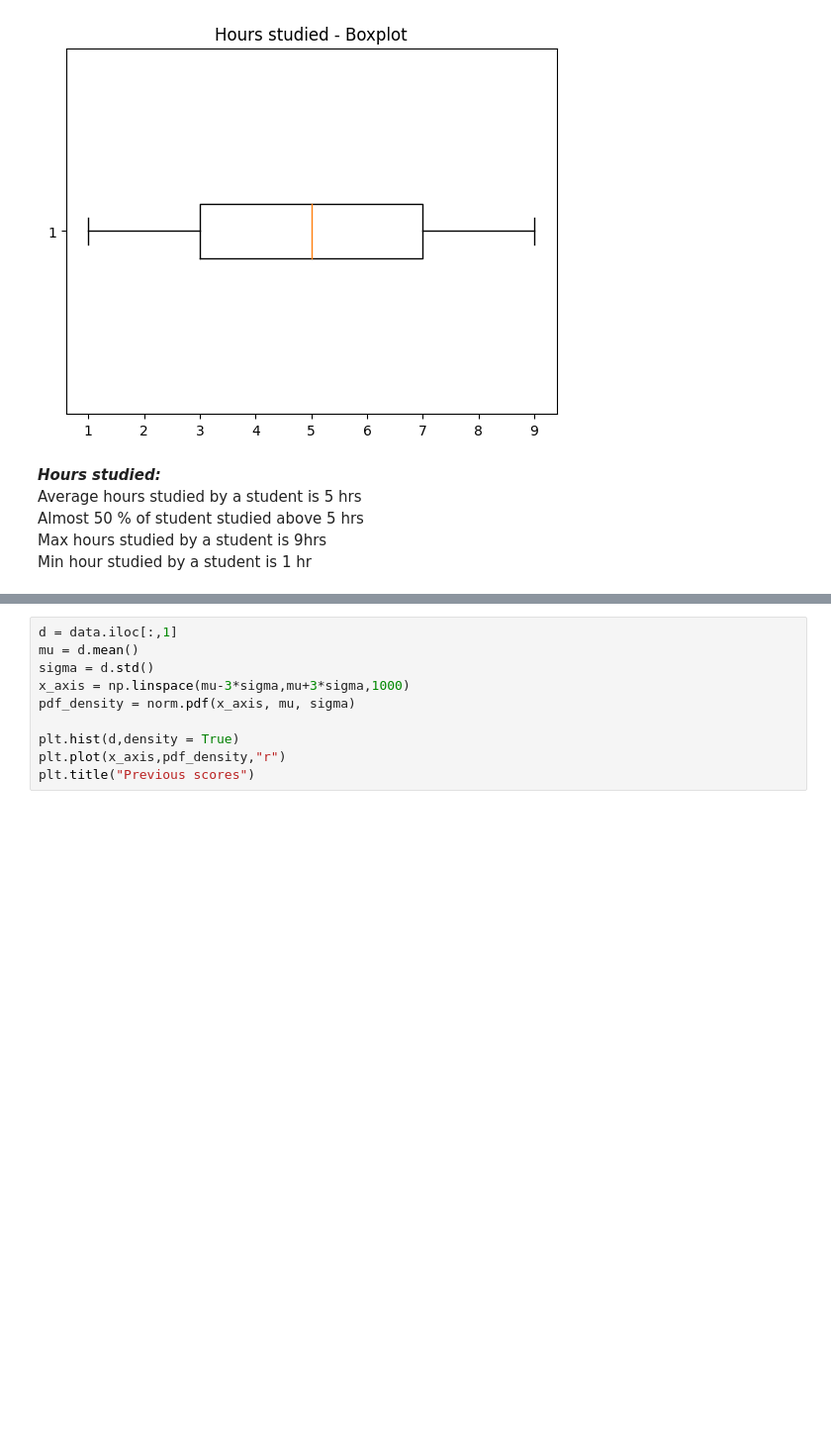
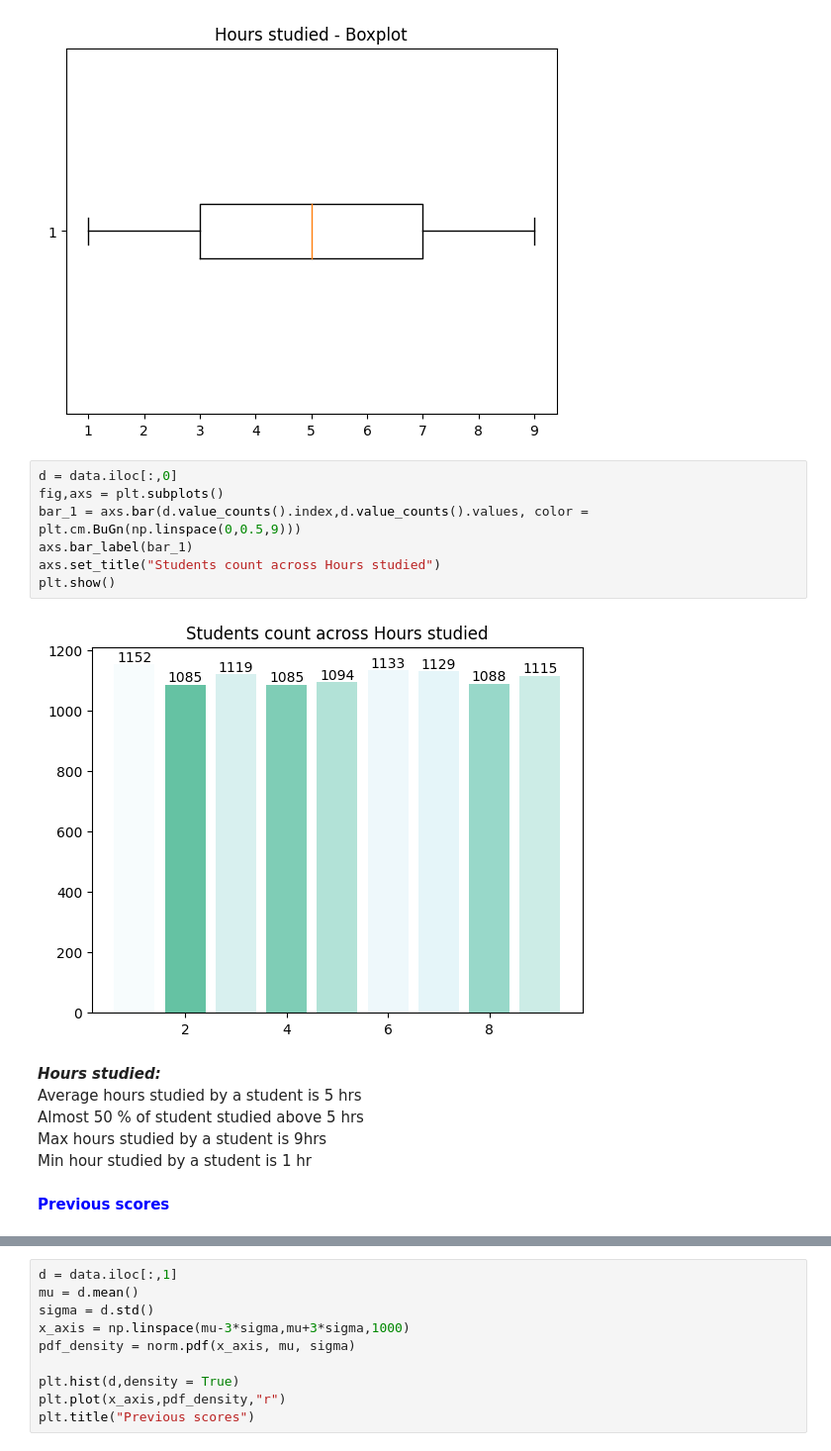
Before and after one commit to Deephika94/Linear-Regression, a Jupyter notebook: student-performance-linear-regression.ipynb, the cells around one changed output, grey strips where cells are left out. Shown: that part at 99% size. Cells and saved outputs as stored; diff of their text form; blank space fills up the shorter version.

Commit message:
Kaggle Notebook | Student Performance - Linear Regression | Version 2

```diff
--- a/student-performance-linear-regression.ipynb
+++ b/student-performance-linear-regression.ipynb
@@ -61,12 +86,23 @@ plt.title("Hours studied - Boxplot")
 # %% [output]
 Text(0.5, 1.0, 'Hours studied - Boxplot')
 [figure]
+# %%
+d = data.iloc[:,0]
+fig,axs = plt.subplots()
+bar_1 = axs.bar(d.value_counts().index,d.value_counts().values, color = plt.cm.BuGn(np.linspace(0,0.5,9)))
+axs.bar_label(bar_1)
+axs.set_title("Students count across Hours studied")
+plt.show()
+# %% [output]
+[figure, added]
 # %% [markdown]
 ***Hours studied:***
 Average hours studied by a student is 5 hrs
 Almost 50 % of student studied above 5 hrs
 Max hours studied by a student is 9hrs
 Min hour studied by a student is 1 hr
+# %% [markdown]
+<span style="color: blue;">**Previous scores**</span>
 # %%
 print(data.iloc[:,1].describe())
 # %% [output]
```
Also changed, not shown: parts of 23 cells of this notebook.
